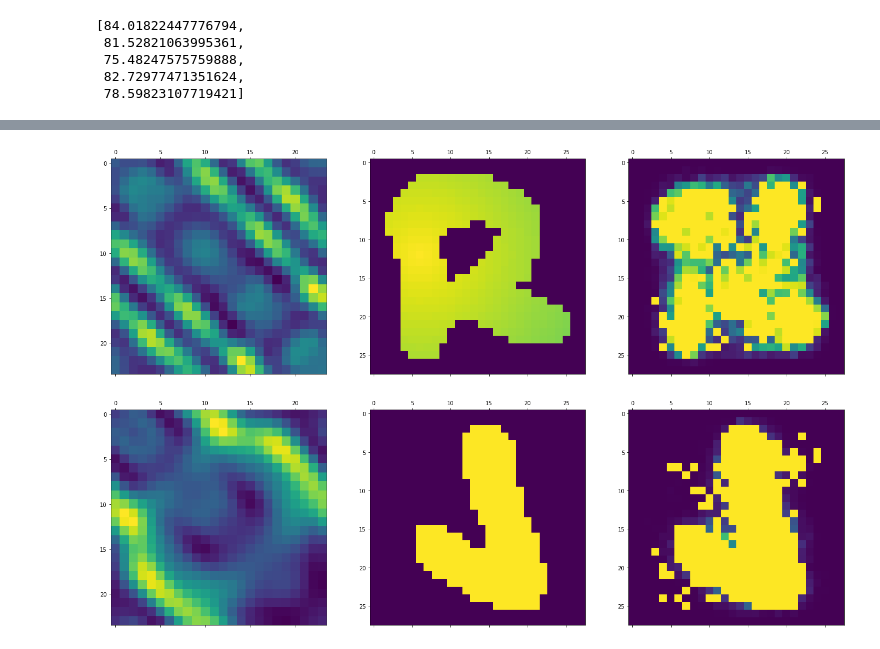
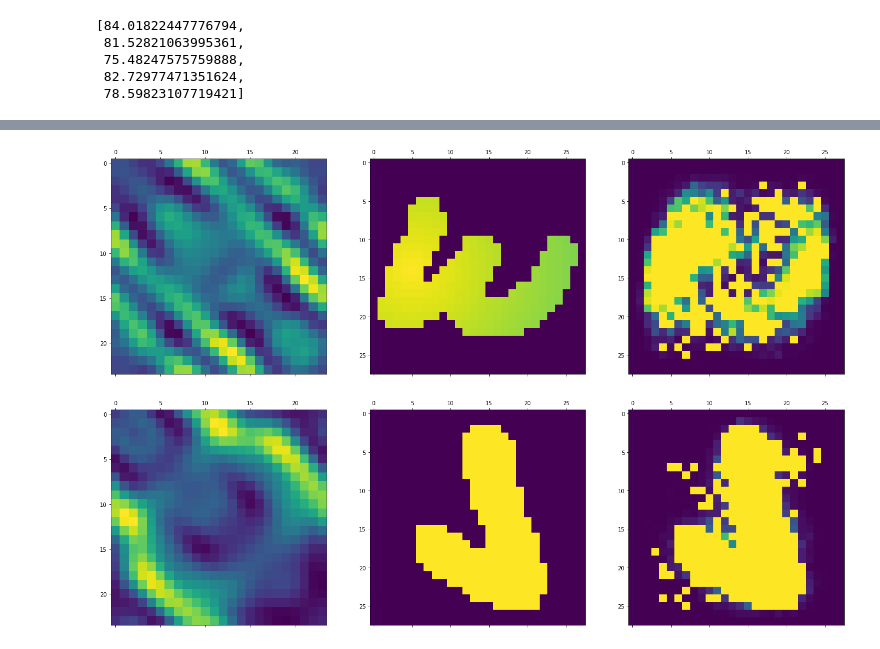
Before and after one commit to nguye82/microwave_imaging_project, a Jupyter notebook: UNET CNN.ipynb, the cells around one changed output, grey strips where cells are left out. Cells and saved outputs as stored; diff of their text form; code cells hidden in the pictures.

```diff
--- a/UNET CNN.ipynb
+++ b/UNET CNN.ipynb
@@ -589,13 +609,13 @@ pred_dif_perm_flatten = best_model_flatten.predict(field_dif_perm_transformed)
 # %%
 fig, axs = plt.subplots(1, 3, figsize=(24, 24))
-
-axs[0].matshow(field_dif_perm_transformed[0])
-axs[1].matshow(target_dif_perm_transformed[0])
-axs[2].matshow(pred_dif_perm_flatten[0])
+i = 20
+axs[0].matshow(field_dif_perm_transformed[i])
+axs[1].matshow(target_dif_perm_transformed[i])
+axs[2].matshow(pred_dif_perm_flatten[i])
 
 plt.show()
 # %% [output]
-[figure, old version]
+[figure, new version]
 # %%
 fig, axs = plt.subplots(1, 3, figsize=(24, 24))
 
```
Also changed, not shown: parts of 13 cells of this notebook.
